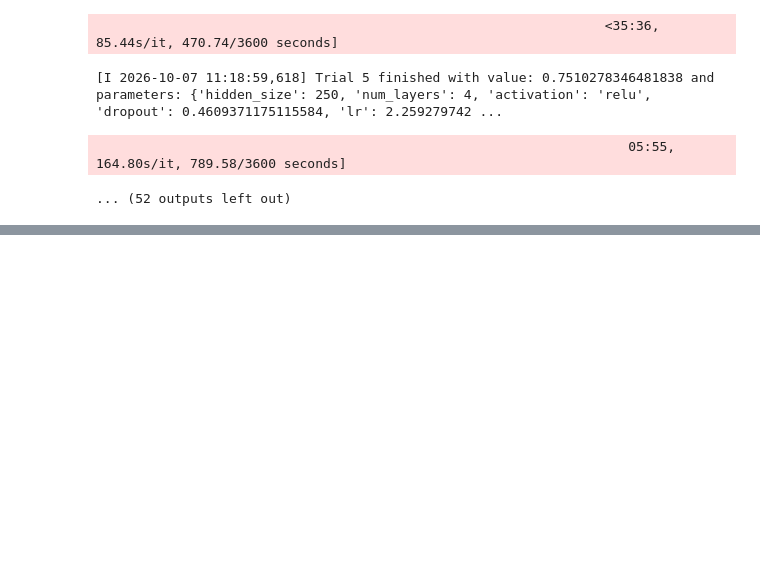
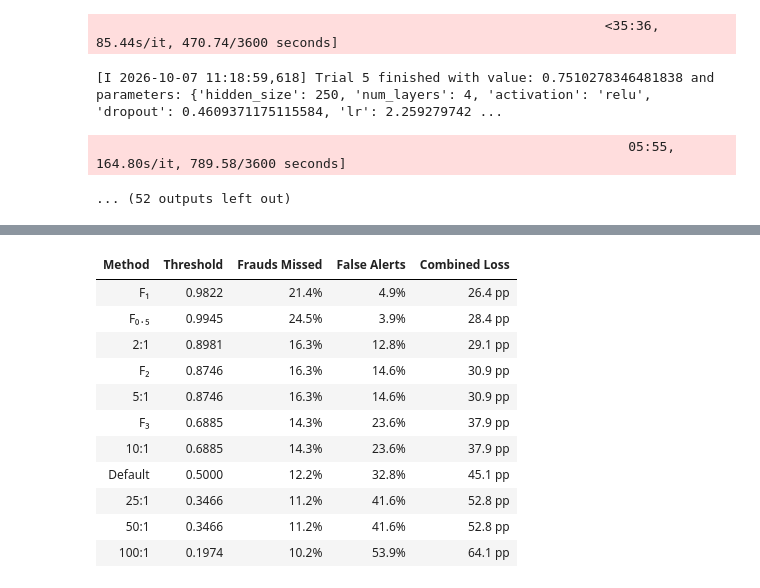
Before and after one commit to u-Kuro/fraud-detection-platform, a Jupyter notebook: notebooks/02_models.ipynb, the cells around one changed output, grey strips where cells are left out. Cells and saved outputs as stored; diff of their text form; code cells hidden in the pictures; blank space fills up the shorter version.

Commit message:
Added threshold tuning and updated training, drift-check, and Slack messages accordingly.

```diff
--- a/notebooks/02_models.ipynb
+++ b/notebooks/02_models.ipynb
@@ -419,6 +507,10 @@ with transactional_mlflow_run(run_name="KNN") as run:
         y_true=test_y_np,
         title=run_name_str,
     )
+    update_best_registered_model(
+        registered_model_name=run_name_str,
+        registered_model_score=knn_metrics["PR-AUC"]
+    )
     print(run_name_str)
     print(f"  Best Hyperparameters: {knn_best_params}")
     display(pandas.DataFrame(knn_metrics.items(), columns=["Metric", "Score"]))
@@ -532,6 +624,10 @@ with transactional_mlflow_run(run_name="Random_Forest") as run:
         y_true=test_y_np,
         title=run_name_str,
     )
+    update_best_registered_model(
+        registered_model_name=run_name_str,
+        registered_model_score=rf_metrics["PR-AUC"]
+    )
     print(run_name_str)
     print(f"  Best Hyperparameters: {rf_best_params}")
     display(pandas.DataFrame(rf_metrics.items(), columns=["Metric", "Score"]))
@@ -745,6 +841,10 @@ with transactional_mlflow_run(run_name="XGBoost") as run:
         y_true=test_y_np,
         title=run_name_str,
     )
+    update_best_registered_model(
+        registered_model_name=run_name_str,
+        registered_model_score=xgb_metrics["PR-AUC"]
+    )
     print(run_name_str)
     print(f"  Best Hyperparameters: {xgb_best_params}")
     display(pandas.DataFrame(xgb_metrics.items(), columns=["Metric", "Score"]))
@@ -1054,6 +1154,10 @@ with transactional_mlflow_run(run_name="MLP") as run:
             y_true=test_y_np,
             title=run_name_str,
         )
+        update_best_registered_model(
+            registered_model_name=run_name_str,
+            registered_model_score=mlp_metrics["PR-AUC"]
+        )
         print(run_name_str)
         print(f"  Best Hyperparameters: {mlp_best_params}")
         display(pandas.DataFrame(mlp_metrics.items(), columns=["Metric", "Score"]))
@@ -1100,0 +1207,54 @@ with transactional_mlflow_run(run_name="MLP") as run:
+# %%
+best_model_name = get_best_registered_model_name(default="XGBoost")
+best_model = load_registered_model(best_model_name)
+
+oof = out_of_fold_probabilities(
+    fit_predict_proba=(
+        mlp_fit_predict_proba(mlp_best_params)
+        if isinstance(best_model, PythonModel)
+        else sklearn_fit_predict_proba(best_model)
+    ),
+    x=train_x_np,
+    y=train_y_np,
+)
+
+candidates = [("Default", 0.5)]
+candidates += [
+    (f"F{beta:g}".translate(str.maketrans("0123456789.", "₀₁₂₃₄₅₆₇₈₉․")), best_f_beta_threshold(train_y_np, oof, beta=beta))
+    for beta in (0.5, 1, 2, 3)
+]
+candidates += [
+    (f"{ratio}:1", best_cost_threshold(train_y_np, oof, cost_fn=ratio, cost_fp=1))
+    for ratio in (2, 5, 10, 25, 50, 100)
+]
+
+rows = []
+for method, threshold in candidates:
+    metrics = metrics_at(model=best_model, x=test_x_np, y_true=test_y_np, threshold=threshold)
+    missed, false_alerts = 1 - metrics["Recall"], 1 - metrics["Precision"]
+    rows.append({
+        "Method": method,
+        "Threshold": threshold,
+        "Frauds Missed": missed,
+        "False Alerts": false_alerts,
+        "Combined Loss": missed + false_alerts,
+    })
+
+fraud_count = int(test_y_np.sum())
+transaction_count = len(test_y_np)
+display(
+    pandas.DataFrame(rows)
+    .sort_values(by="Combined Loss", kind="stable")
+    .style.hide(axis="index")
+    .set_caption(
+        f"{best_model_name} (Fβ and FN:FP)<br>"
+        f"Test set: {fraud_count} frauds of {transaction_count:,} transactions ({fraud_count / transaction_count:.2%})"
+    )
+    .format({
+        "Threshold": "{:.4f}",
+        "Frauds Missed": lambda value: f"{value * 100:.1f}%",
+        "False Alerts": lambda value: f"{value * 100:.1f}%",
+        "Combined Loss": lambda value: f"{value * 100:.1f} pp",
+    })
+)
+# %% [output]
@@ -1100,0 +1274,12 @@ with transactional_mlflow_run(run_name="MLP") as run:
+| Method | Threshold | Frauds Missed | False Alerts | Combined Loss |
+| F₁ | 0.9822 | 21.4% | 4.9% | 26.4 pp |
+| F₀․₅ | 0.9945 | 24.5% | 3.9% | 28.4 pp |
+| 2:1 | 0.8981 | 16.3% | 12.8% | 29.1 pp |
+| F₂ | 0.8746 | 16.3% | 14.6% | 30.9 pp |
+| 5:1 | 0.8746 | 16.3% | 14.6% | 30.9 pp |
+| F₃ | 0.6885 | 14.3% | 23.6% | 37.9 pp |
+| 10:1 | 0.6885 | 14.3% | 23.6% | 37.9 pp |
+| Default | 0.5000 | 12.2% | 32.8% | 45.1 pp |
+| 25:1 | 0.3466 | 11.2% | 41.6% | 52.8 pp |
+| 50:1 | 0.3466 | 11.2% | 41.6% | 52.8 pp |
+| 100:1 | 0.1974 | 10.2% | 53.9% | 64.1 pp |
```
Also changed, not shown: parts of 7 cells of this notebook, 14 other files.
